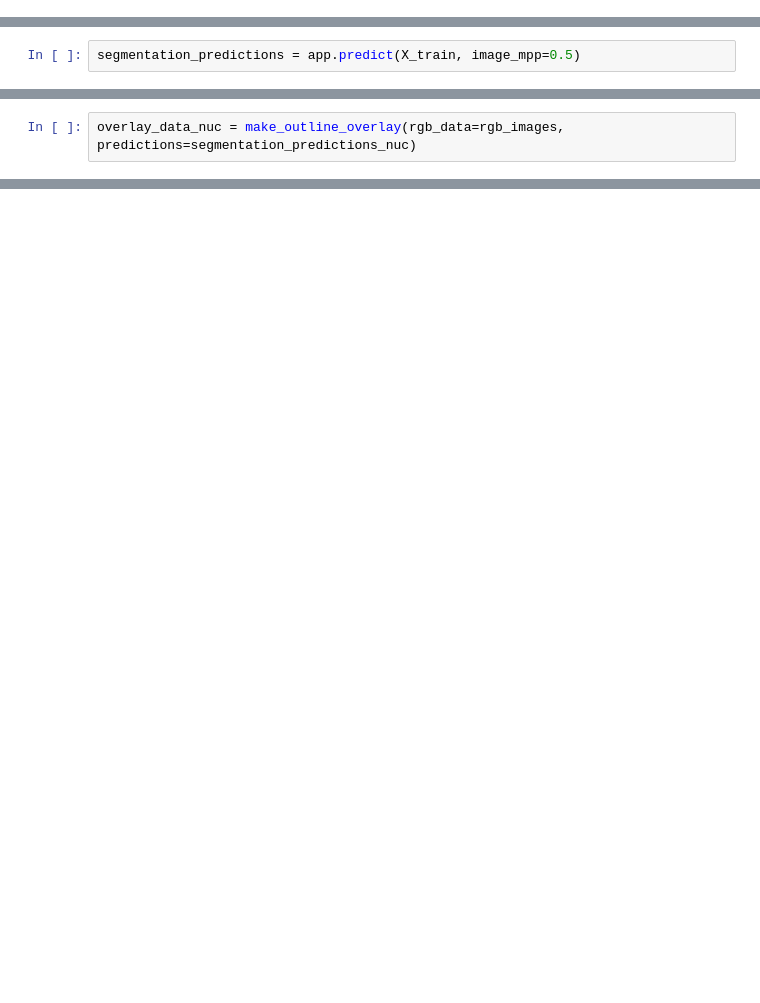
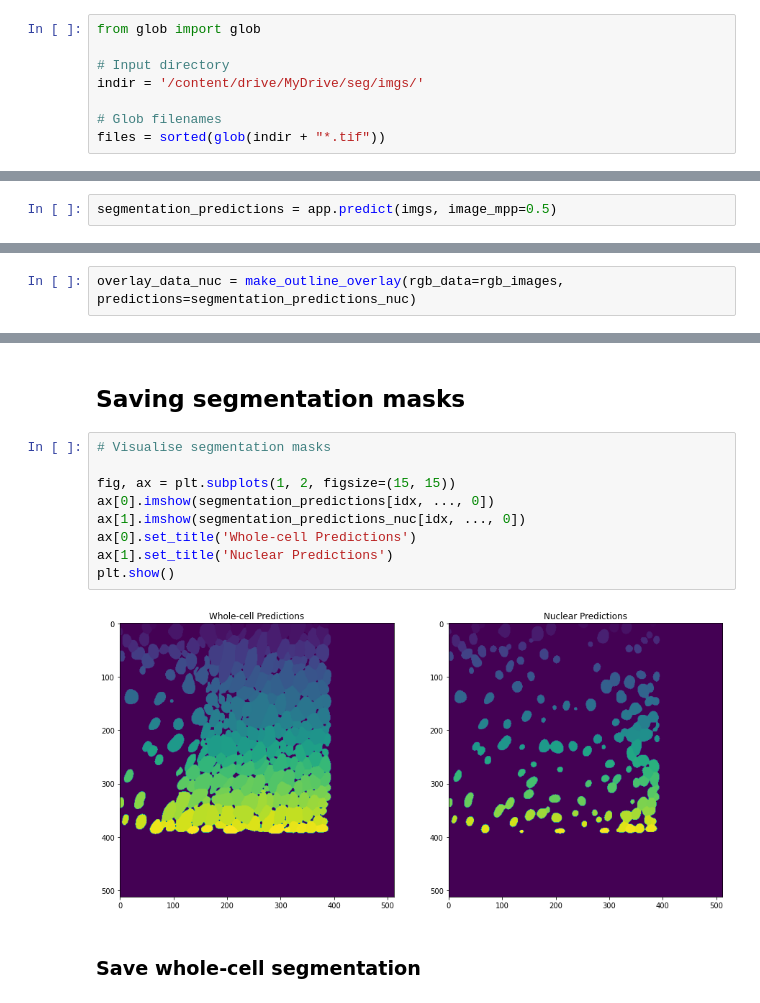
Before and after one commit to JoeBlackSci/high-plex-whole-cell-segmentation-mp2, a Jupyter notebook: deepcell_mesmer_gpu.ipynb, the cells around one changed output, grey strips where cells are left out. Saved outputs shown, nothing was run; the diff lists cells and outputs as text; blank space fills up the shorter version.

```diff
--- a/deepcell_mesmer_gpu.ipynb
+++ b/deepcell_mesmer_gpu.ipynb
@@ -49,0 +78,8 @@ plt.show()
+# %%
+from glob import glob
+
+# Input directory
+indir = '/content/drive/MyDrive/seg/imgs/'
+
+# Glob filenames
+files = sorted(glob(indir + "*.tif"))
@@ -71,7 +152,7 @@ Training Resolution: 0.5 microns per pixel
 # %% [markdown]
 The resolution of the input data can be specified in `app.predict` using the `image_mpp` option. The `Application` will rescale the input data to match the training resolution and then rescale to the original size before returning the labeled image.
 # %%
-segmentation_predictions = app.predict(X_train, image_mpp=0.5)
+segmentation_predictions = app.predict(imgs, image_mpp=0.5)
 # %%
 # create overlay of predictions
 from deepcell.utils.plot_utils import make_outline_overlay
@@ -104,0 +186,15 @@ plt.show()
+# %% [markdown]
+## Saving segmentation masks
+# %%
+# Visualise segmentation masks
+
+fig, ax = plt.subplots(1, 2, figsize=(15, 15))
+ax[0].imshow(segmentation_predictions[idx, ..., 0])
+ax[1].imshow(segmentation_predictions_nuc[idx, ..., 0])
+ax[0].set_title('Whole-cell Predictions')
+ax[1].set_title('Nuclear Predictions')
+plt.show()
+# %% [output]
+[figure, added]
+# %% [markdown]
+### Save whole-cell segmentation
```
Also changed, not shown: parts of 23 cells of this notebook.
